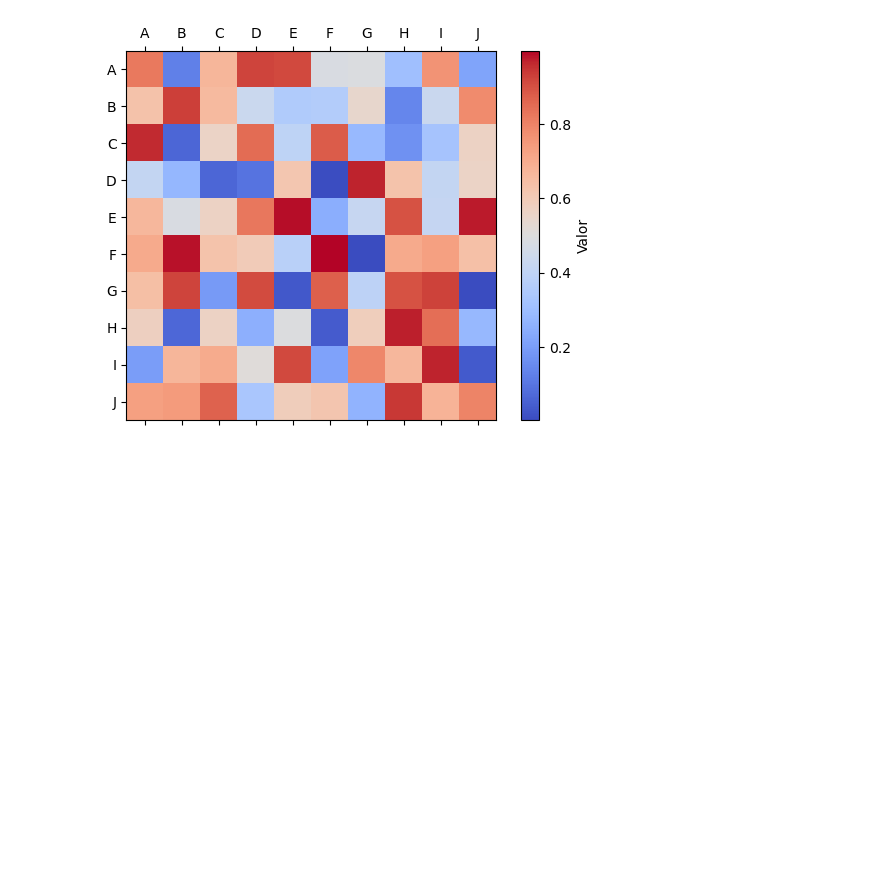
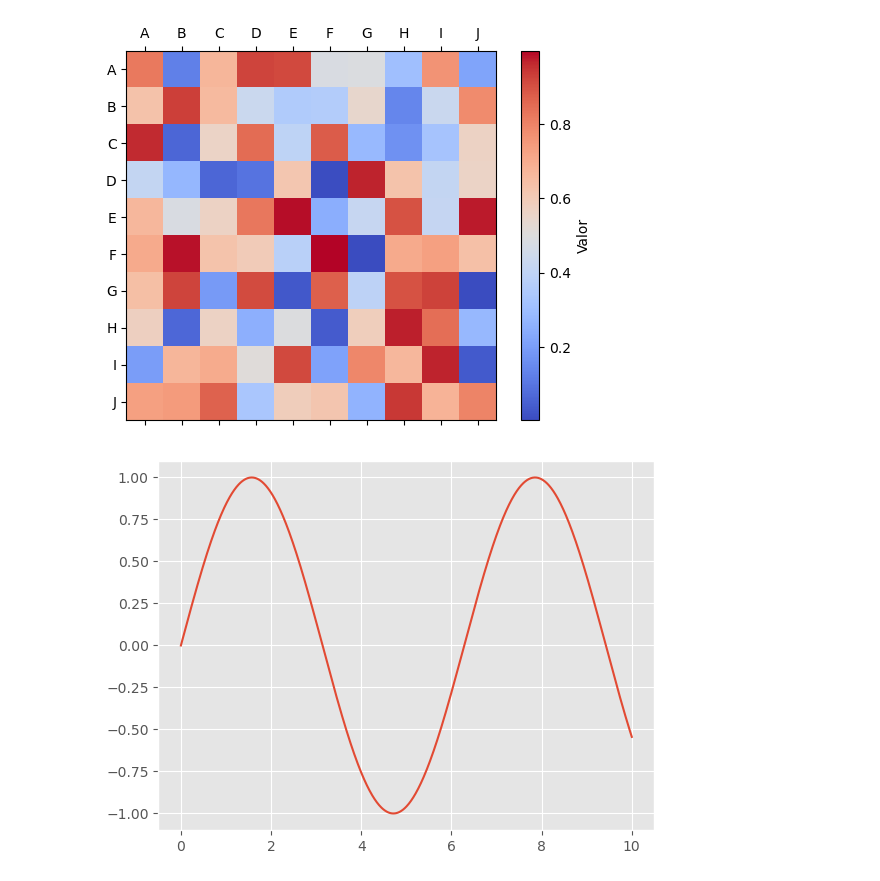
Before and after one commit to famartinezal/curso-geo, a Jupyter notebook: matplotlib.ipynb, the cells around one changed output. Cells and saved outputs as stored; diff of their text form; code cells hidden in the pictures; blank space fills up the shorter version.

```diff
--- a/matplotlib.ipynb
+++ b/matplotlib.ipynb
@@ -414,3 +414,18 @@ ax.set_yticklabels(labels)
  Text(0, 8, 'I'),
  Text(0, 9, 'J')]
 [figure]
+# %%
+import matplotlib.pyplot as plt
+import numpy as np
+#plt.style.use('default')
+#plt.style.use('seaborn-v0_8-whitegrid')
+#plt.style.use('fivethirtyeight')
+#plt.style.use('bmh')
+plt.style.use('ggplot')
+x = np.linspace(0, 10, 1000)
+y = np.sin(x)
+
+fig, ax = plt.subplots()
+ax.plot(x, y);
+# %% [output]
+[figure, added]
```
Also changed, not shown: parts of 14 cells of this notebook, 5 other files.
